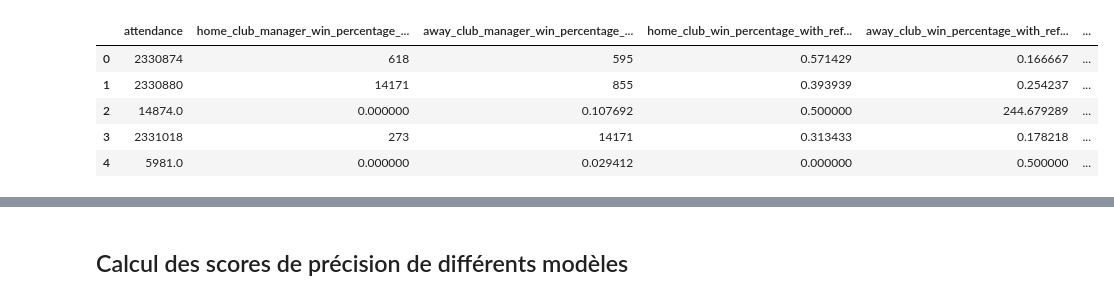
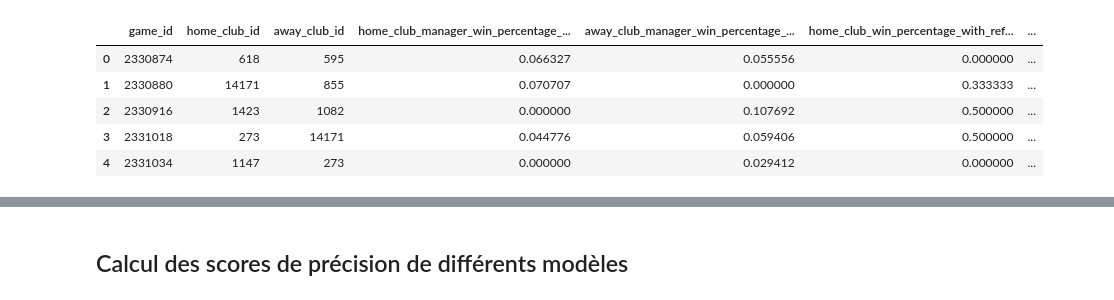
Before and after one commit to Nasotro/Projet, a Jupyter notebook: test julien.ipynb, the cells around one changed output, grey strips where cells are left out. Cells and saved outputs as stored; diff of their text form; code cells hidden in the pictures.

```diff
--- a/test julien.ipynb
+++ b/test julien.ipynb
@@ -52,18 +60,18 @@ Index(['Unnamed: 0', 'game_id', 'season', 'round', 'date', 'home_club_id',
 | 4 | 16 | 2331034 | 2013 | 24. Matchday | 2014-02-08 | 1147 | 273 | 3 | ... |
 5 rows × 39 columns
 # %%
-X = data[["attendance", "home_club_manager_win_percentage_before", "away_club_manager_win_percentage_before", "home_club_win_percentage_with_referee_before", "away_club_win_percentage_with_referee_before"]] #, "score_away_team", "score_home_team", "transfer_home_team", "transfer_away_team"]]
+X = data[["attendance", "home_club_manager_win_percentage_before", "away_club_manager_win_percentage_before", "home_club_win_percentage_with_referee_before", "away_club_win_percentage_with_referee_before", "score_away_team", "score_home_team", "transfer_home_team", "transfer_away_team"]]
 y = data[["results"]]
-# X = data[["attendance", "home_club_manager_win_percentage", "away_club_manager_win_percentage", "home_club_win_percentage_with_referee", "away_club_win_percentage_with_referee", "score_away_team", "score_home_team", "transfer_home_team", "transfer_away_team"]] #
+
 X = data.drop(columns=["stadium","aggregate","attendance","competition_type","results","referee","home_club_formation","away_club_formation","home_club_name","away_club_name","Unnamed: 0", "season","round","date","home_club_manager_name","away_club_manager_name","home_club_goals", "away_club_goals","home_club_position","away_club_position"])
 X.head()
 # %% [output]
-|  | attendance | home_club_manager_win_percentage_... | away_club_manager_win_percentage_... | home_club_win_percentage_with_ref... | away_club_win_percentage_with_ref... | ... |
-| 0 | 2330874 | 618 | 595 | 0.571429 | 0.166667 | ... |
-| 1 | 2330880 | 14171 | 855 | 0.393939 | 0.254237 | ... |
-| 2 | 14874.0 | 0.000000 | 0.107692 | 0.500000 | 244.679289 | ... |
-| 3 | 2331018 | 273 | 14171 | 0.313433 | 0.178218 | ... |
-| 4 | 5981.0 | 0.000000 | 0.029412 | 0.000000 | 0.500000 | ... |
+|  | game_id | home_club_id | away_club_id | home_club_manager_win_percentage_... | away_club_manager_win_percentage_... | home_club_win_percentage_with_ref... | ... |
+| 0 | 2330874 | 618 | 595 | 0.066327 | 0.055556 | 0.000000 | ... |
+| 1 | 2330880 | 14171 | 855 | 0.070707 | 0.000000 | 0.333333 | ... |
+| 2 | 2330916 | 1423 | 1082 | 0.000000 | 0.107692 | 0.500000 | ... |
+| 3 | 2331018 | 273 | 14171 | 0.044776 | 0.059406 | 0.500000 | ... |
+| 4 | 2331034 | 1147 | 273 | 0.000000 | 0.029412 | 0.000000 | ... |
 # %%
 X.describe()
 # %% [output]
```
Also changed, not shown: parts of 6 cells of this notebook, 1 other file.
